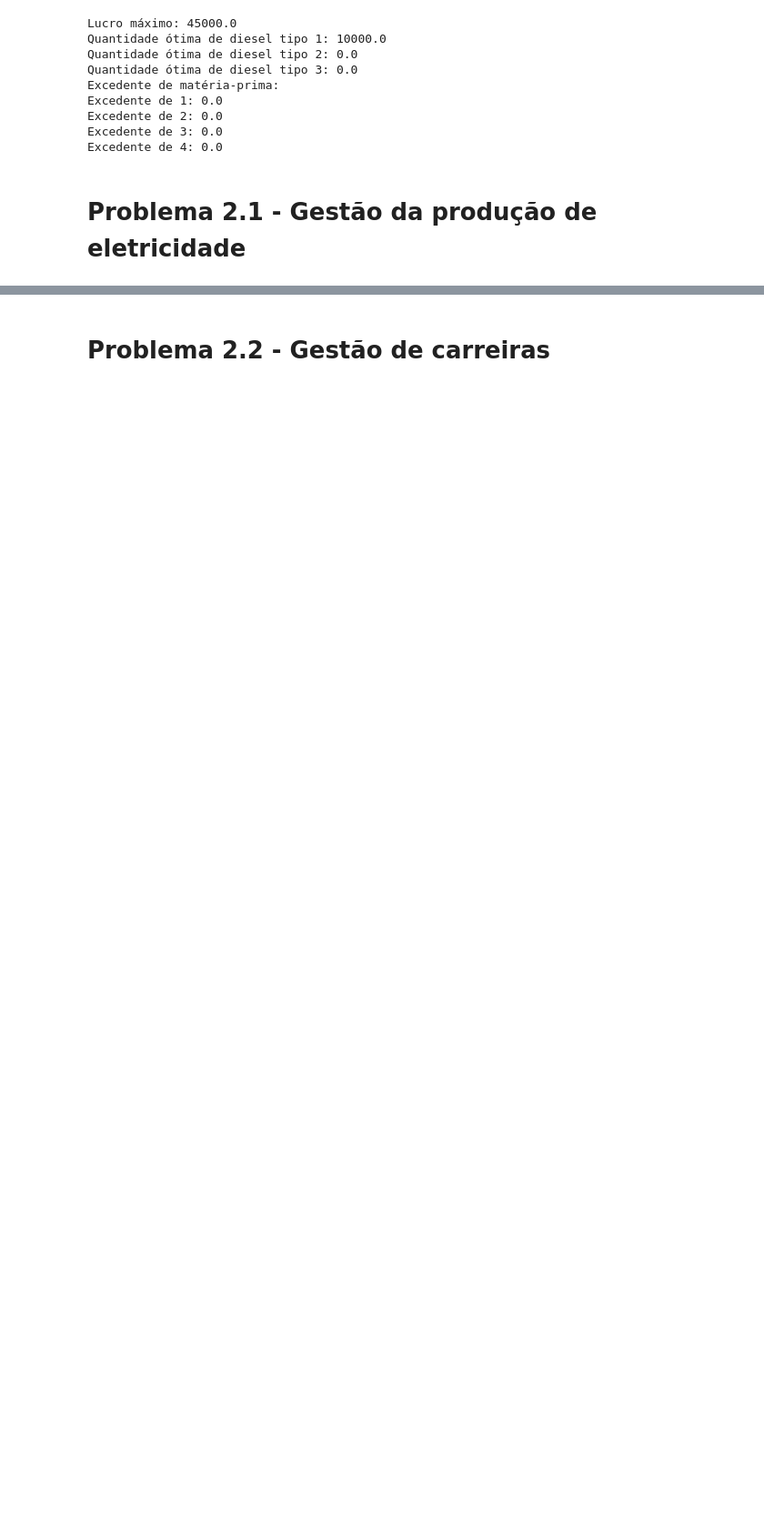
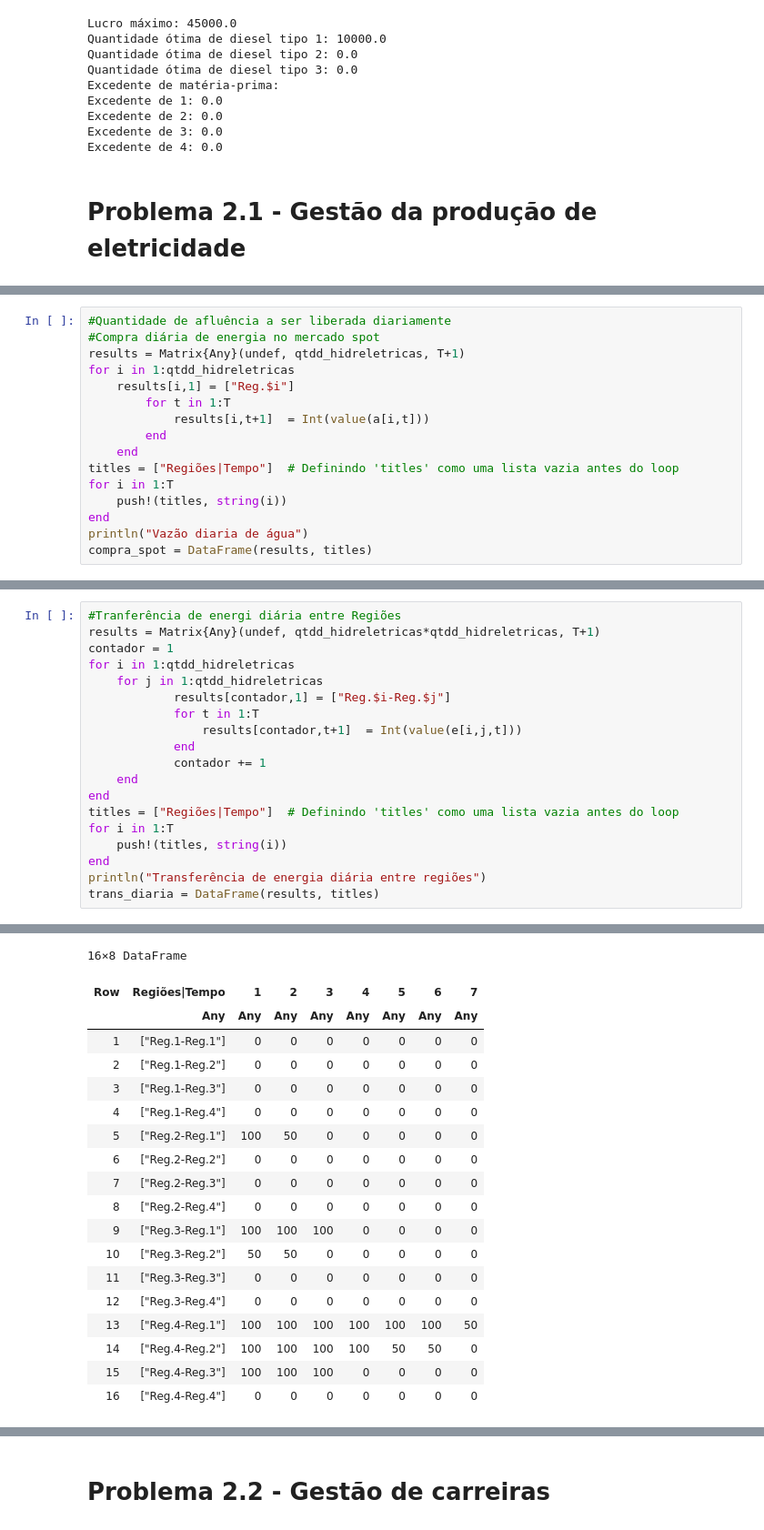
Before and after one commit to dandanjacob/PLI, a Jupyter notebook: implementacoes.ipynb, the cells around one changed output, grey strips where cells are left out. Shown at 91% size. Saved outputs shown, nothing was run; the diff lists cells and outputs as text; blank space fills up the shorter version.

```diff
--- a/implementacoes.ipynb
+++ b/implementacoes.ipynb
@@ -514,0 +583,16 @@ dataframe = DataFrame(results, titles)
+# %%
+#Quantidade de afluência a ser liberada diariamente
+#Compra diária de energia no mercado spot
+results = Matrix{Any}(undef, qtdd_hidreletricas, T+1)
+for i in 1:qtdd_hidreletricas
+    results[i,1] = ["Reg.$i"]
+        for t in 1:T
+            results[i,t+1]  = Int(value(a[i,t]))
+        end
+    end
+titles = ["Regiões|Tempo"]  # Definindo 'titles' como uma lista vazia antes do loop
+for i in 1:T
+    push!(titles, string(i))
+end
+println("Vazão diaria de água")
+compra_spot = DataFrame(results, titles)
@@ -514,0 +608,20 @@ dataframe = DataFrame(results, titles)
+# %%
+#Tranferência de energi diária entre Regiões
+results = Matrix{Any}(undef, qtdd_hidreletricas*qtdd_hidreletricas, T+1)
+contador = 1
+for i in 1:qtdd_hidreletricas
+    for j in 1:qtdd_hidreletricas
+            results[contador,1] = ["Reg.$i-Reg.$j"]
+            for t in 1:T
+                results[contador,t+1]  = Int(value(e[i,j,t]))
+            end
+            contador += 1
+    end
+end
+titles = ["Regiões|Tempo"]  # Definindo 'titles' como uma lista vazia antes do loop
+for i in 1:T
+    push!(titles, string(i))
+end
+println("Transferência de energia diária entre regiões")
+trans_diaria = DataFrame(results, titles)
+# %% [output]
@@ -514,0 +629,19 @@ dataframe = DataFrame(results, titles)
+16×8 DataFrame
+| Row | Regiões|Tempo | 1 | 2 | 3 | 4 | 5 | 6 | 7 |
+|  | Any | Any | Any | Any | Any | Any | Any | Any |
+| 1 | ["Reg.1-Reg.1"] | 0 | 0 | 0 | 0 | 0 | 0 | 0 |
+| 2 | ["Reg.1-Reg.2"] | 0 | 0 | 0 | 0 | 0 | 0 | 0 |
+| 3 | ["Reg.1-Reg.3"] | 0 | 0 | 0 | 0 | 0 | 0 | 0 |
+| 4 | ["Reg.1-Reg.4"] | 0 | 0 | 0 | 0 | 0 | 0 | 0 |
+| 5 | ["Reg.2-Reg.1"] | 100 | 50 | 0 | 0 | 0 | 0 | 0 |
+| 6 | ["Reg.2-Reg.2"] | 0 | 0 | 0 | 0 | 0 | 0 | 0 |
+| 7 | ["Reg.2-Reg.3"] | 0 | 0 | 0 | 0 | 0 | 0 | 0 |
+| 8 | ["Reg.2-Reg.4"] | 0 | 0 | 0 | 0 | 0 | 0 | 0 |
+| 9 | ["Reg.3-Reg.1"] | 100 | 100 | 100 | 0 | 0 | 0 | 0 |
+| 10 | ["Reg.3-Reg.2"] | 50 | 50 | 0 | 0 | 0 | 0 | 0 |
+| 11 | ["Reg.3-Reg.3"] | 0 | 0 | 0 | 0 | 0 | 0 | 0 |
+| 12 | ["Reg.3-Reg.4"] | 0 | 0 | 0 | 0 | 0 | 0 | 0 |
+| 13 | ["Reg.4-Reg.1"] | 100 | 100 | 100 | 100 | 100 | 100 | 50 |
+| 14 | ["Reg.4-Reg.2"] | 100 | 100 | 100 | 100 | 50 | 50 | 0 |
+| 15 | ["Reg.4-Reg.3"] | 100 | 100 | 100 | 0 | 0 | 0 | 0 |
+| 16 | ["Reg.4-Reg.4"] | 0 | 0 | 0 | 0 | 0 | 0 | 0 |
```
Also changed, not shown: parts of 8 cells of this notebook.
